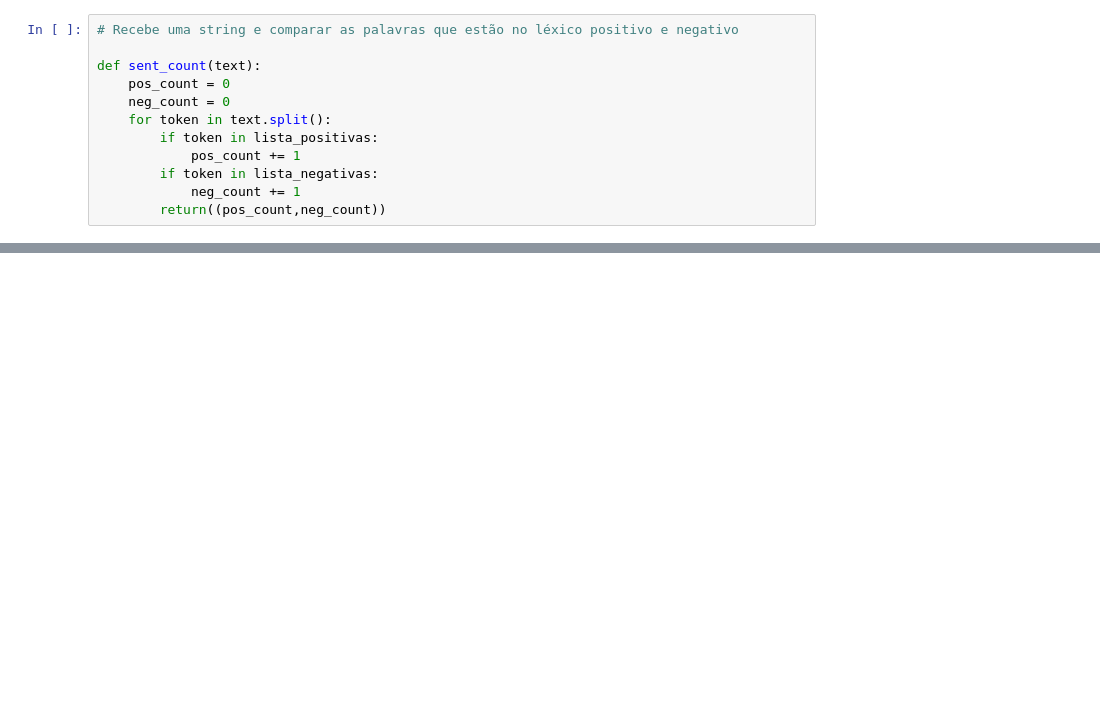
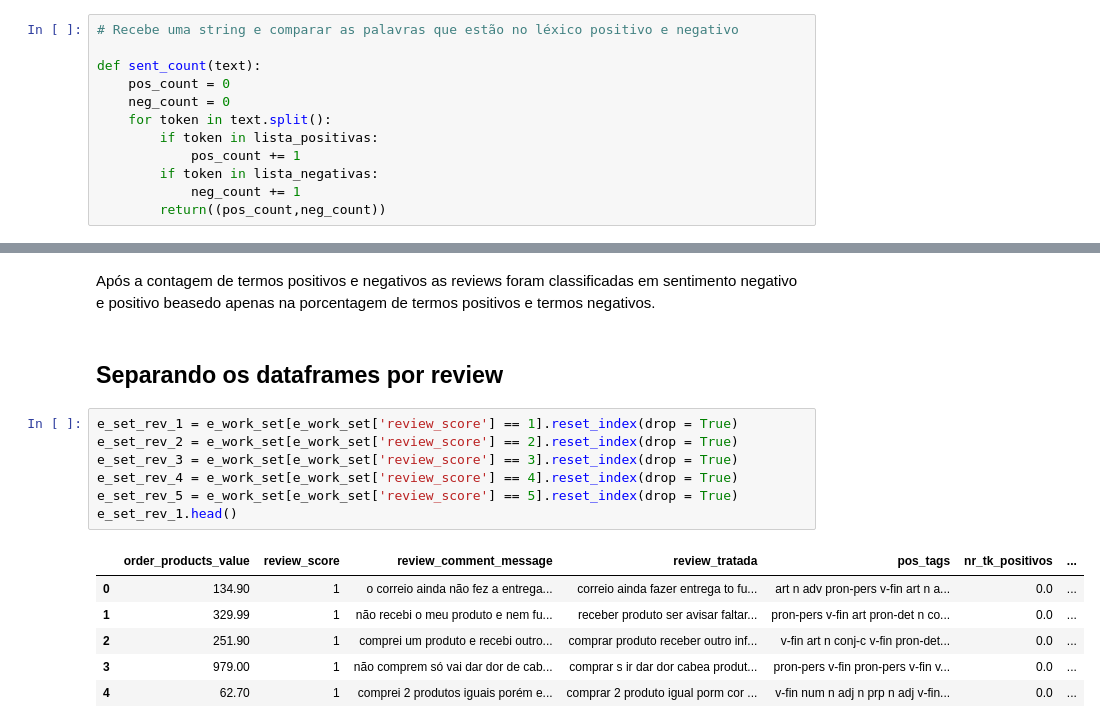
Before and after one commit to lflage/e-commerce_nlp_analysis, a Jupyter notebook: Análise de textos de reviews de e-commerce.ipynb, the cells around one changed output, grey strips where cells are left out. Cells and saved outputs as stored; diff of their text form; blank space fills up the shorter version.

```diff
--- a/Análise de textos de reviews de e-commerce.ipynb
+++ b/Análise de textos de reviews de e-commerce.ipynb
@@ -271,0 +242,18 @@ ai meu deus que preguiçar d esse lematizador
+# %% [markdown]
+Após a contagem de termos positivos e negativos as reviews foram classificadas em sentimento negativo e positivo beasedo apenas na porcentagem de termos positivos e termos negativos.
+# %% [markdown]
+## Separando os dataframes por review
+# %%
+e_set_rev_1 = e_work_set[e_work_set['review_score'] == 1].reset_index(drop = True)
+e_set_rev_2 = e_work_set[e_work_set['review_score'] == 2].reset_index(drop = True)
+e_set_rev_3 = e_work_set[e_work_set['review_score'] == 3].reset_index(drop = True)
+e_set_rev_4 = e_work_set[e_work_set['review_score'] == 4].reset_index(drop = True)
+e_set_rev_5 = e_work_set[e_work_set['review_score'] == 5].reset_index(drop = True)
+e_set_rev_1.head()
+# %% [output]
+|  | order_products_value | review_score | review_comment_message | review_tratada | pos_tags | nr_tk_positivos | ... |
+| 0 | 134.90 | 1 | o correio ainda não fez a entrega... | correio ainda fazer entrega to fu... | art n adv pron-pers v-fin art n a... | 0.0 | ... |
+| 1 | 329.99 | 1 | não recebi o meu produto e nem fu... | receber produto ser avisar faltar... | pron-pers v-fin art pron-det n co... | 0.0 | ... |
+| 2 | 251.90 | 1 | comprei um produto e recebi outro... | comprar produto receber outro inf... | v-fin art n conj-c v-fin pron-det... | 0.0 | ... |
+| 3 | 979.00 | 1 | não comprem só vai dar dor de cab... | comprar s ir dar dor cabea produt... | pron-pers v-fin pron-pers v-fin v... | 0.0 | ... |
+| 4 | 62.70 | 1 | comprei 2 produtos iguais porém e... | comprar 2 produto igual porm cor ... | v-fin num n adj n prp n adj v-fin... | 0.0 | ... |
```
Also changed, not shown: parts of 39 cells of this notebook.
